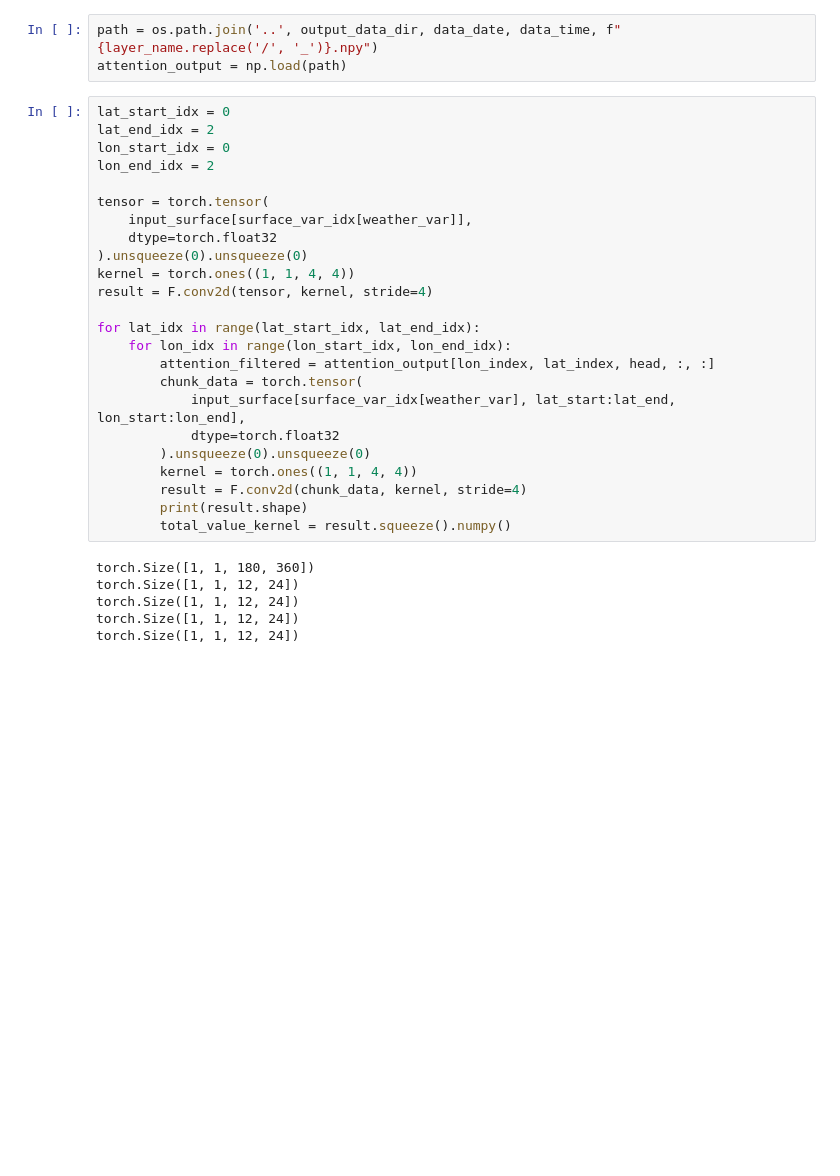
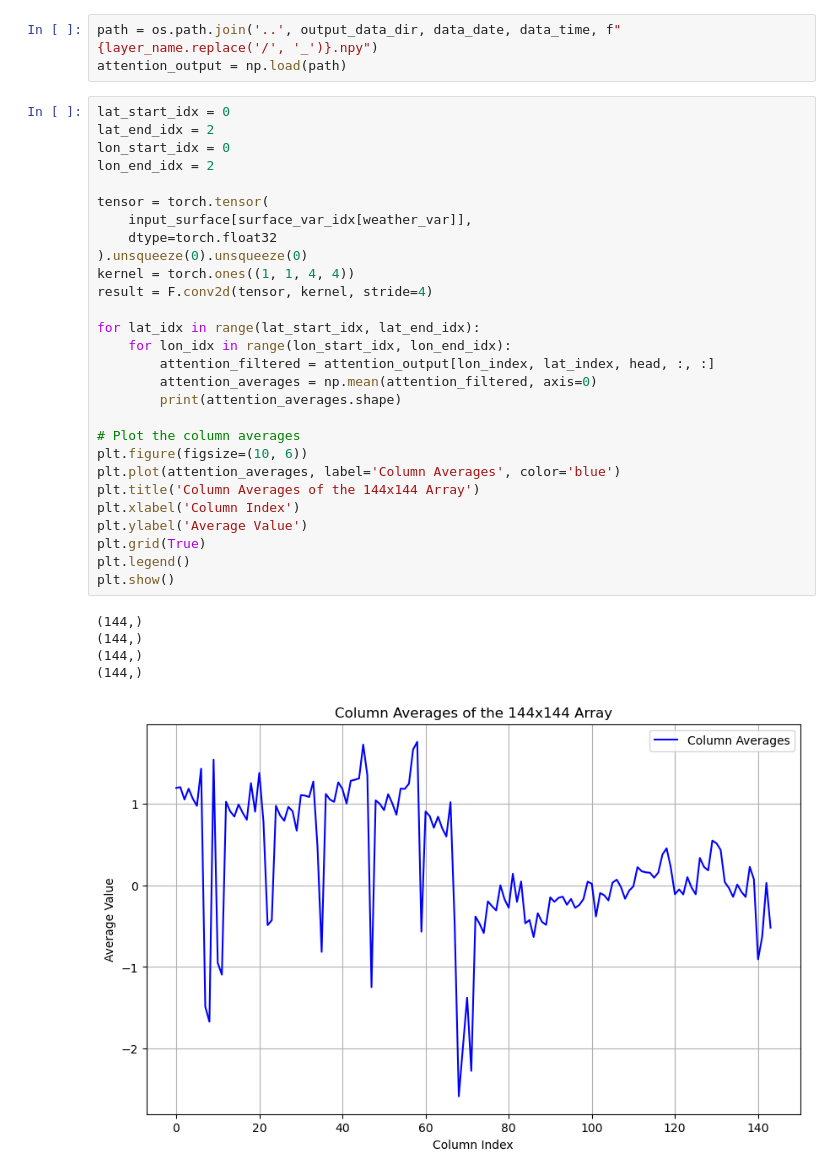
Before and after one commit to LewisLee26/Pangu-Weather-Attention-Head-Visualisation, a Jupyter notebook: notebooks/temp_by_average_act.ipynb, the cells around one changed output. Drawn from its saved outputs; the diff is of its cells as text; blank space fills up the shorter version.

Commit message:
Flatten attention data

```diff
--- a/notebooks/temp_by_average_act.ipynb
+++ b/notebooks/temp_by_average_act.ipynb
@@ -59,30 +59,34 @@ attention_output = np.load(path)
 # %%
 lat_start_idx = 0
 lat_end_idx = 2
 lon_start_idx = 0
 lon_end_idx = 2
 
 tensor = torch.tensor(
     input_surface[surface_var_idx[weather_var]],
     dtype=torch.float32
 ).unsqueeze(0).unsqueeze(0)
 kernel = torch.ones((1, 1, 4, 4))
 result = F.conv2d(tensor, kernel, stride=4)
 
 for lat_idx in range(lat_start_idx, lat_end_idx):
     for lon_idx in range(lon_start_idx, lon_end_idx):
         attention_filtered = attention_output[lon_index, lat_index, head, :, :]
-        chunk_data = torch.tensor(
-            input_surface[surface_var_idx[weather_var], lat_start:lat_end, lon_start:lon_end],
-            dtype=torch.float32
-        ).unsqueeze(0).unsqueeze(0)
-        kernel = torch.ones((1, 1, 4, 4))
-        result = F.conv2d(chunk_data, kernel, stride=4)
-        print(result.shape)
-        total_value_kernel = result.squeeze().numpy()
+        attention_averages = np.mean(attention_filtered, axis=0)
+        print(attention_averages.shape)
+
+# Plot the column averages
+plt.figure(figsize=(10, 6))
+plt.plot(attention_averages, label='Column Averages', color='blue')
+plt.title('Column Averages of the 144x144 Array')
+plt.xlabel('Column Index')
+plt.ylabel('Average Value')
+plt.grid(True)
+plt.legend()
+plt.show()
 # %% [output]
-torch.Size([1, 1, 180, 360])
-torch.Size([1, 1, 12, 24])
-torch.Size([1, 1, 12, 24])
-torch.Size([1, 1, 12, 24])
-torch.Size([1, 1, 12, 24])
+(144,)
+(144,)
+(144,)
+(144,)
+[figure, added]
```
